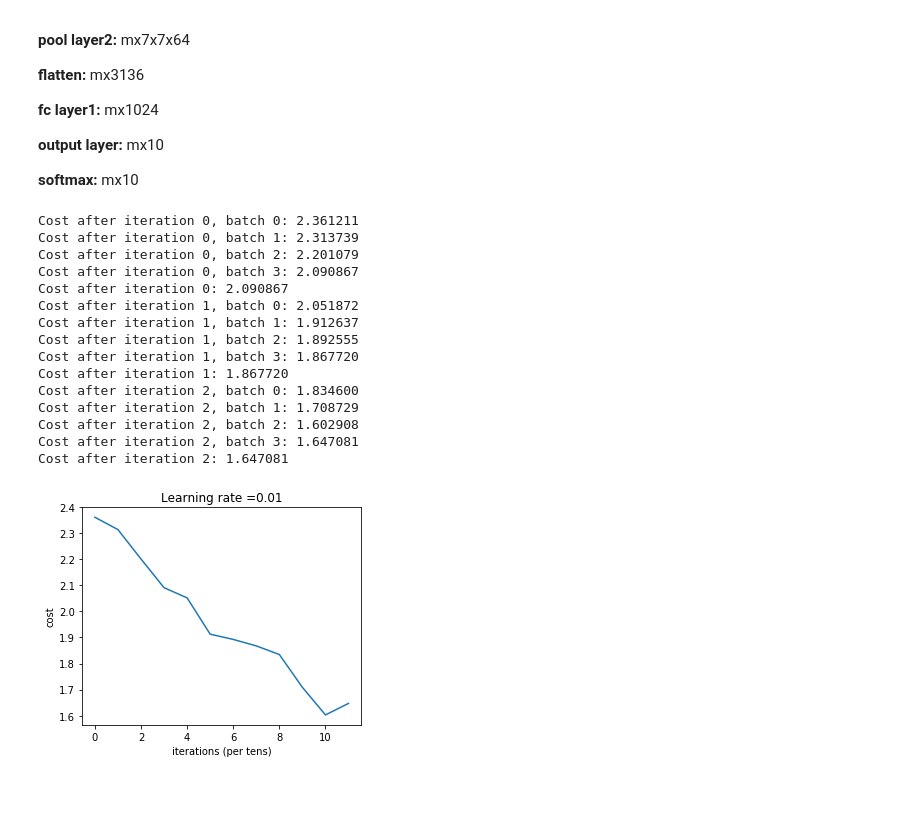
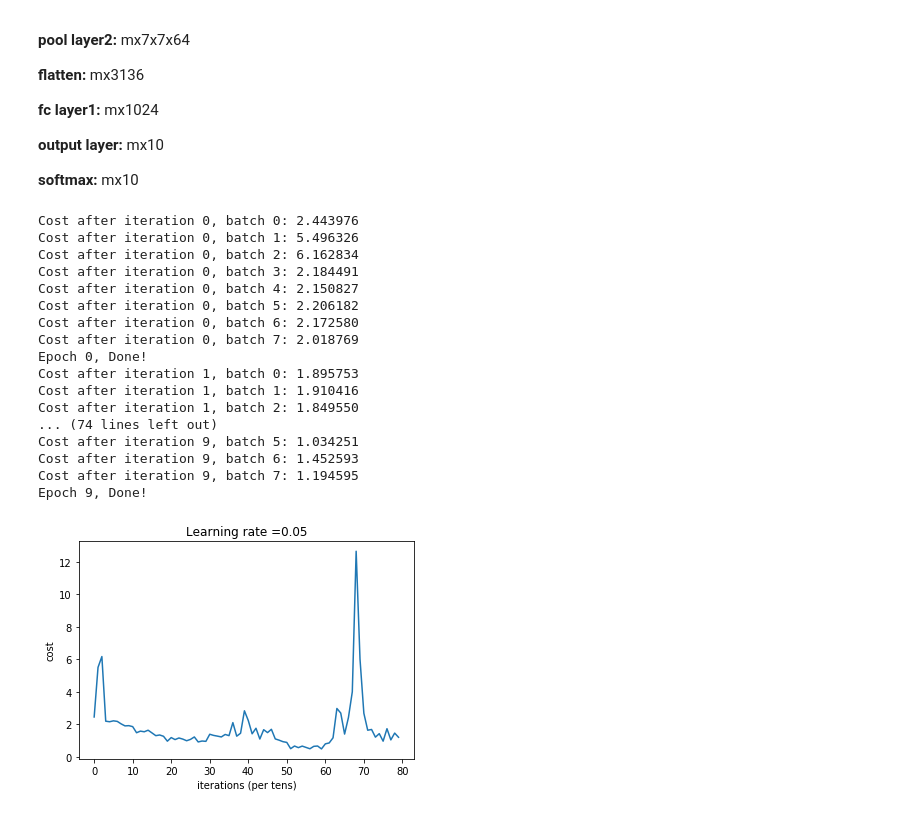
Before and after one commit to wssrcok/DeepLearning, a Jupyter notebook: CNN/MNIST_code/cnn_mnist.ipynb, the cells around one changed output. Drawn from its saved outputs; the diff is of its cells as text; code cells hidden in the pictures.

```diff
--- a/CNN/MNIST_code/cnn_mnist.ipynb
+++ b/CNN/MNIST_code/cnn_mnist.ipynb
@@ -97,27 +89,32 @@ eval_data = eval_data.reshape(10000,1,28,28)
 
 **softmax:** mx10
 # %%
+# Input Layer
+input_layer = train_data.reshape(55000,1,28,28)
+eval_data = eval_data.reshape(10000,1,28,28)
 # training model
 filter_dims = [(32,1,5,5),(64,32,5,5)]
 layers_dims = [3136, 1024, classes] #  2-layer model
 parameters, parameters_conv, grads, conv_grads = cnn_model(input_layer[0:256], train_labels[0:256], filter_dims, layers_dims,
-                                                           truncate = 0, batch_size = 64, learning_rate = 0.01, num_iterations = 3, print_cost = True)
+                                                           truncate = 0, batch_size = 32, learning_rate = 0.05, num_iterations = 10, print_cost = True)
 # %% [output]
-Cost after iteration 0, batch 0: 2.361211
-Cost after iteration 0, batch 1: 2.313739
-Cost after iteration 0, batch 2: 2.201079
-Cost after iteration 0, batch 3: 2.090867
-Cost after iteration 0: 2.090867
-Cost after iteration 1, batch 0: 2.051872
-Cost after iteration 1, batch 1: 1.912637
-Cost after iteration 1, batch 2: 1.892555
-Cost after iteration 1, batch 3: 1.867720
-Cost after iteration 1: 1.867720
-Cost after iteration 2, batch 0: 1.834600
-Cost after iteration 2, batch 1: 1.708729
-Cost after iteration 2, batch 2: 1.602908
-Cost after iteration 2, batch 3: 1.647081
-Cost after iteration 2: 1.647081
+Cost after iteration 0, batch 0: 2.443976
+Cost after iteration 0, batch 1: 5.496326
+Cost after iteration 0, batch 2: 6.162834
+Cost after iteration 0, batch 3: 2.184491
+Cost after iteration 0, batch 4: 2.150827
+Cost after iteration 0, batch 5: 2.206182
+Cost after iteration 0, batch 6: 2.172580
+Cost after iteration 0, batch 7: 2.018769
+Epoch 0, Done!
+Cost after iteration 1, batch 0: 1.895753
+Cost after iteration 1, batch 1: 1.910416
+Cost after iteration 1, batch 2: 1.849550
+... (74 lines left out)
+Cost after iteration 9, batch 5: 1.034251
+Cost after iteration 9, batch 6: 1.452593
+Cost after iteration 9, batch 7: 1.194595
+Epoch 9, Done!
-[figure, old version]
+[figure, new version]
 # %%
 #further training on the same model
```
Also changed, not shown: parts of 8 cells of this notebook, 12 other files.
